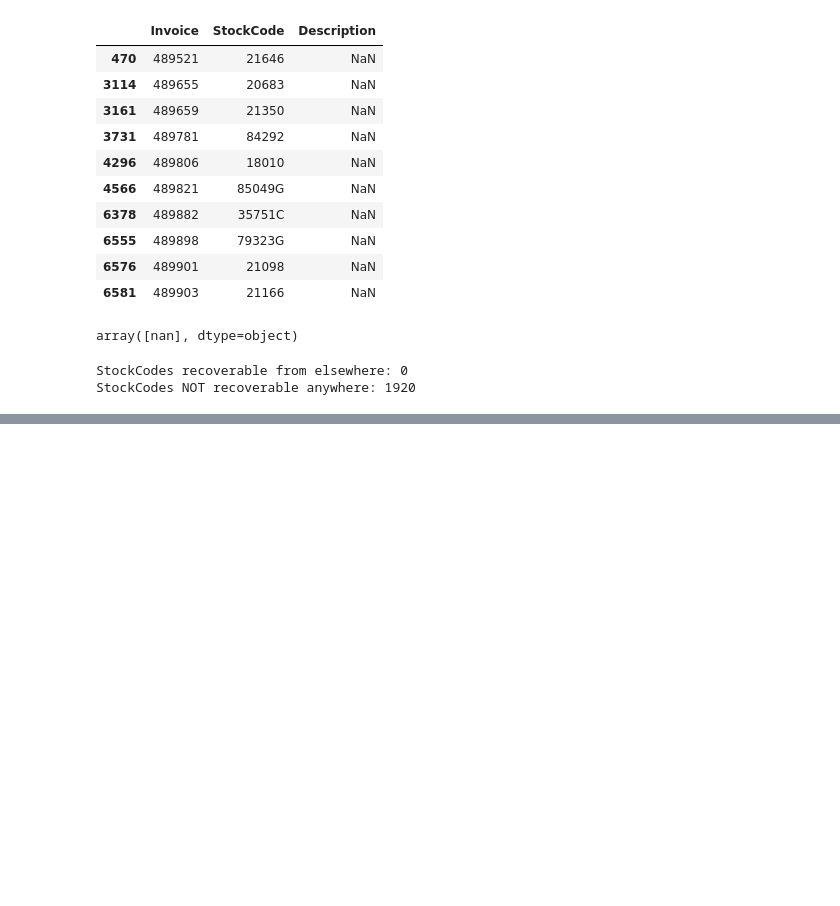
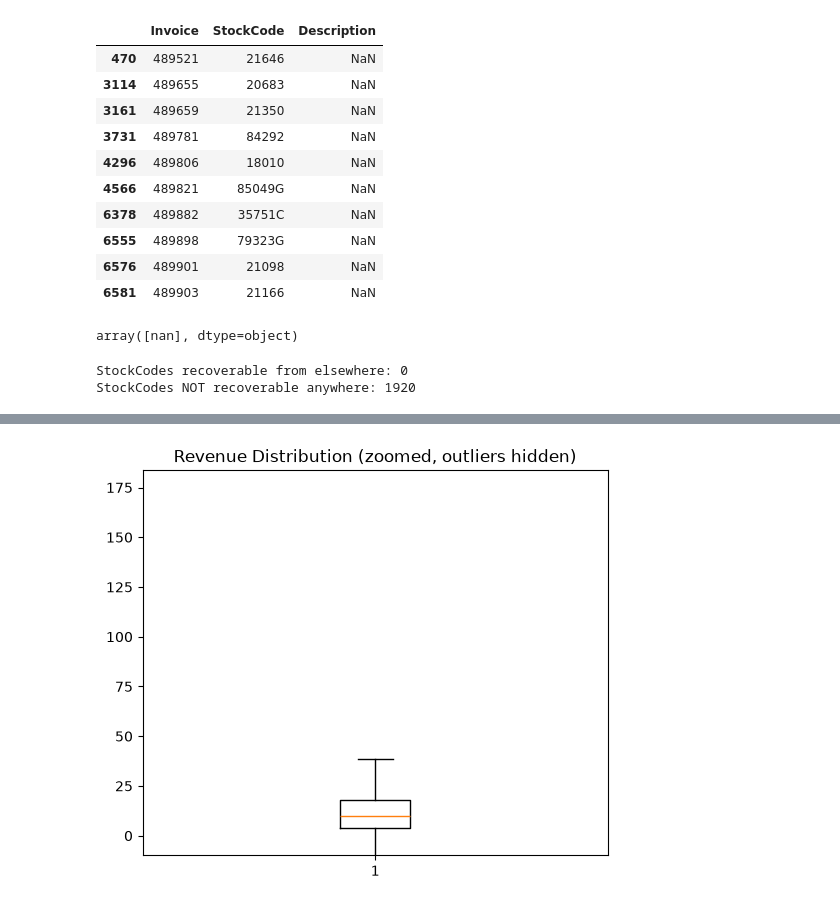
Before and after one commit to chiragkalucha/RetailPulse-Analytics, a Jupyter notebook: notebooks/eda1.ipynb, the cells around one changed output, grey strips where cells are left out. Saved outputs shown, nothing was run; the diff lists cells and outputs as text; code cells hidden in the pictures; blank space fills up the shorter version.

```diff
--- a/notebooks/eda1.ipynb
+++ b/notebooks/eda1.ipynb
@@ -148,0 +179,12 @@ StockCodes NOT recoverable anywhere: 1920
+# %%
+# Zoom into the 1st-99th percentile range to actually see the "box"
+q_low = df_clean['Revenue'].quantile(0.01)
+q_high = df_clean['Revenue'].quantile(0.99)
+
+plt.figure(figsize=(6, 5))
+plt.boxplot(df_clean['Revenue'], showfliers=False)
+plt.ylim(q_low, q_high)
+plt.title('Revenue Distribution (zoomed, outliers hidden)')
+plt.show()
+# %% [output]
+[figure, added]
```
Also changed, not shown: parts of 7 cells of this notebook, 2 other files.
